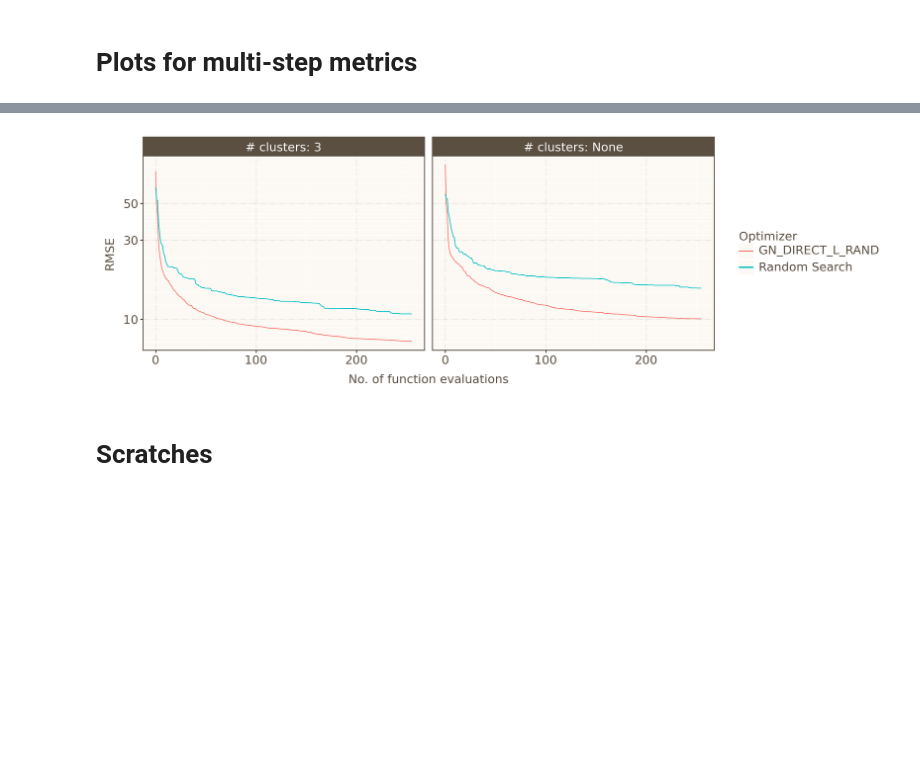
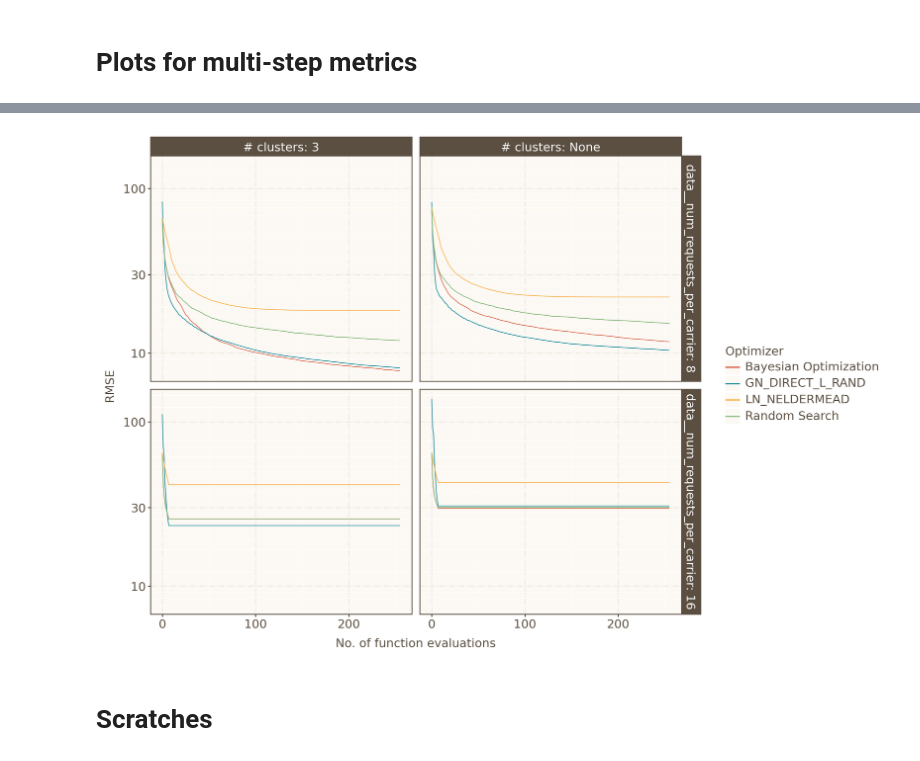
Before and after one commit to selting/CACT, a Jupyter notebook: src/CACT/evaluation_module/interactive_evaluation.ipynb, the cells around one changed output, grey strips where cells are left out. Cells and saved outputs as stored; diff of their text form; code cells hidden in the pictures; blank space fills up the shorter version.

```diff
--- a/src/CACT/evaluation_module/interactive_evaluation.ipynb
+++ b/src/CACT/evaluation_module/interactive_evaluation.ipynb
@@ -67,7 +86,7 @@ Text(value='', description='Search:', placeholder='Type to search')
 [interactive output not drawn]
 # %%
 selected_group_ids = group_ids[-1]
-selected_group_ids = 'default_tag'
+selected_group_ids = ['default_tag', '2026-03-19_16-20-45']
 
 tag_filter = dict(group_id=selected_group_ids)
 print(f'selecting group_id(s) {selected_group_ids}')
@@ -106,7 +125,6 @@ MS_MERGED = pd.merge(PARAMS, MS_METRICS, on='run_uuid')
 Identified groups: ['my_MinWBMP', 'my_convex_hull_jaccard_distance', 'my_hausdorff_distance', 'my_modified_hausdorff_distance', 'my_tsp_hull_jaccard_distance', 'my_tsp_obj_val_diff', 'target_opt_final ...
 Identified groups: ['target', 'target_opt']
 # %%
-# find the columns where there are different values
 non_unique_params: pd.DataFrame = PARAMS.loc[:, PARAMS.nunique() != 1]
 non_unique_params = non_unique_params.drop(columns=[
     'run_uuid',
@@ -135,6 +153,7 @@ non_unique_params = non_unique_params.drop(columns=[
     'mlflow.source.name',
     'mlflow.source.type',
     'mlflow.user',
+    'mlflow.loggedArtifacts',
 ],
     errors='ignore',
     inplace=False)
@@ -203,7 +246,7 @@ SS_MC_MERGED_WIDE[(SS_MC_MERGED_WIDE['Optimizer'] == 'GN_CRS2_LM') & (SS_MC_MERG
 # %% [markdown]
 ## SS MC metrics: multiple metrics (MM) in one plot
 # %%
-SS_MC_MERGED_MM = (SS_MC_MERGED_WIDE[SS_MC_MERGED_WIDE['Optimizer'].isin(['Random Search', 'GN_DIRECT_L_RAND', 'LN_PRAXIS'])]
+SS_MC_MERGED_MM = (SS_MC_MERGED_WIDE  #[SS_MC_MERGED_WIDE['Optimizer'].isin(['Random Search', 'GN_DIRECT_L_RAND', 'LN_PRAXIS'])]
      .set_index(PARAMS.columns.to_list()+['carrier'])[[
          '$d_{PHD}$',
          '$d_{MPHD}$',
@@ -228,7 +271,7 @@ p = (ggplot(
     aes(x=x,
         y=y,
         fill=fill,
-        linetype=linetype
+        # linetype=linetype
        ))
   + geom_boxplot()
  # + geom_violin(style='left')  # makes no sense, I have way to few data points
@@ -239,7 +282,7 @@ p = (ggplot(
      labeller='label_both',
      scales='free'
  )
- + my_theme
+ + my_p9_theme
  + theme(figure_size=(12, 6),
          axis_text_x=element_blank(),
          axis_ticks_x=element_blank(),
@@ -304,27 +385,29 @@ px.line(
 # %%
 p = (
     ggplot(tmp, aes(
         x='step',
         y='target_opt__mean',
         color='Optimizer',
         # linetype='LOC'
     ))
     + geom_line()
     + facet_grid(
          cols='# clusters',
-        #  rows='Optimizer Type',
-         labeller='label_both'
+         rows='data__num_requests_per_carrier',
+         labeller='label_both',
+        # scales='free',
      )
     # + geom_point()
     + labs(y=PARAMS['Error Function'].unique()[0], x='No. of function evaluations')
     + scale_y_log10()
-    + my_theme
-    + theme(figure_size=(12, 4))
-    + scale_color_discrete()
+    + my_p9_theme
+    + theme(figure_size=(12, 8))
+    + my_scale_color_and_fill
+    # + scale_color_discrete()
 )
 # p.save(fig_dir + f'/convergence_{selected_group_ids}.pdf')
 p
 # %% [output]
-[figure, old version]
+[figure, new version]
 # %% [markdown]
 # Scratches
```
Also changed, not shown: parts of 10 cells of this notebook, 2 other files.
